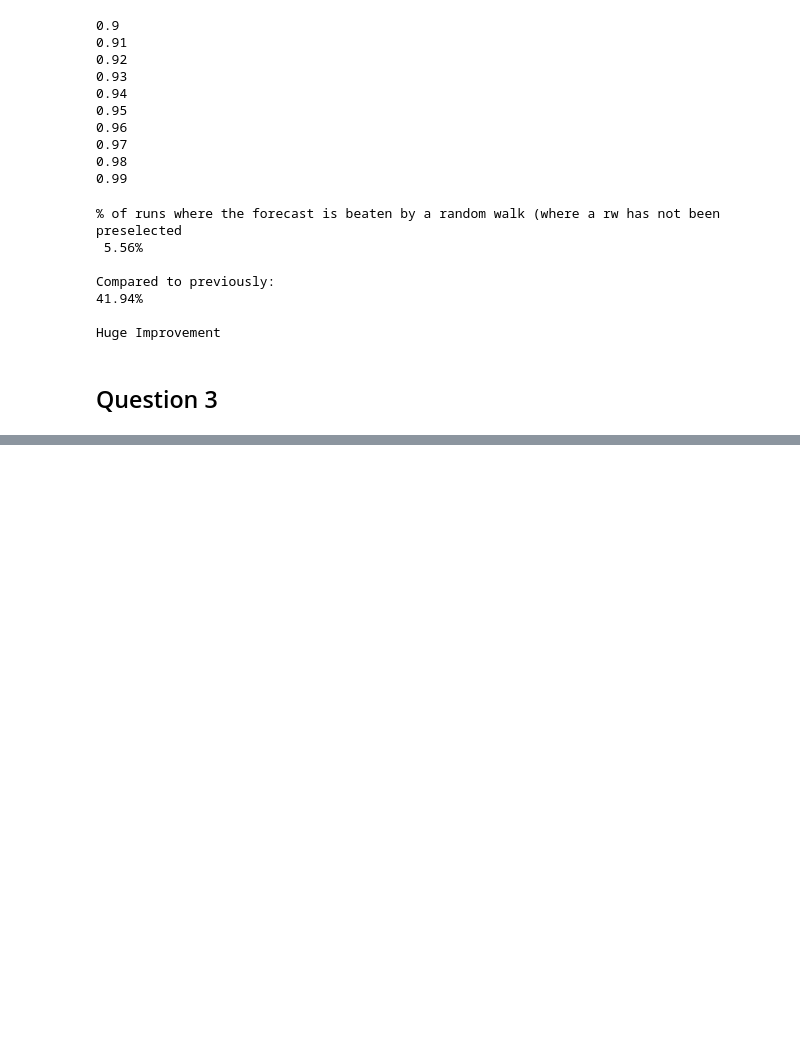
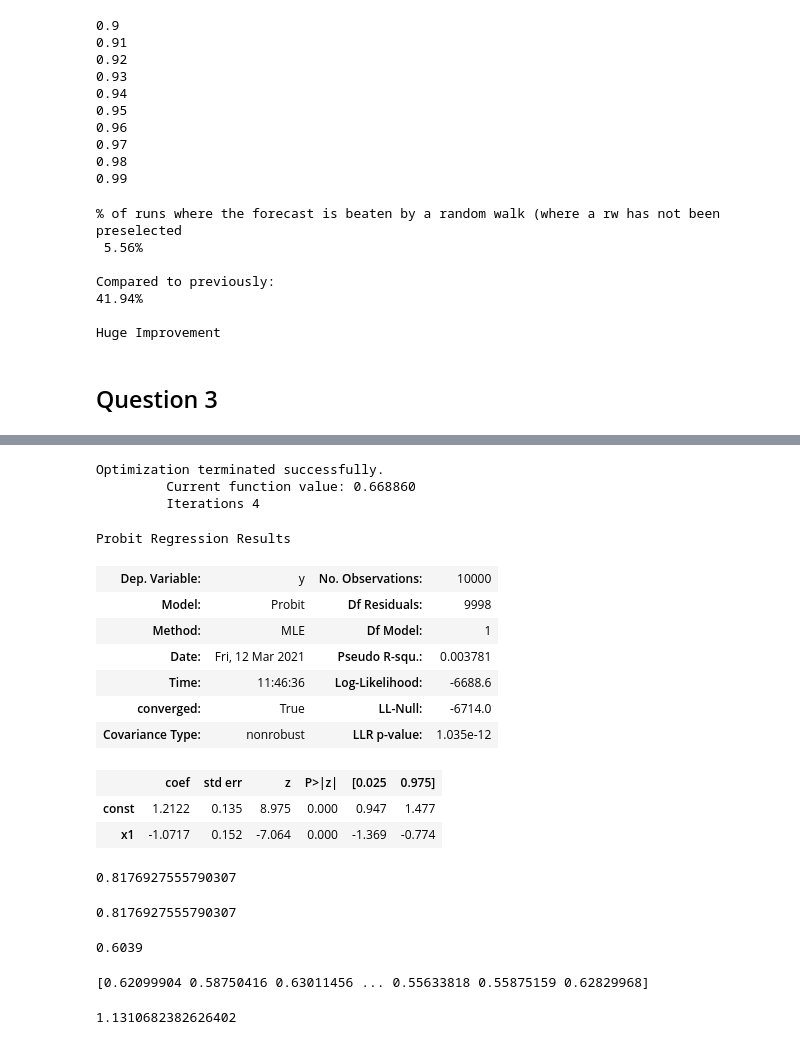
Before and after one commit to GeorgeHockey/metrics-formal-coursework, a Jupyter notebook: problem_2_v2.ipynb, the cells around one changed output, grey strips where cells are left out. Saved outputs shown, nothing was run; the diff lists cells and outputs as text; code cells hidden in the pictures; blank space fills up the shorter version.

```diff
--- a/problem_2_v2.ipynb
+++ b/problem_2_v2.ipynb
@@ -370,0 +605,42 @@ Question 3
+# %%
+# 3. PROBIT MODEL
+
+model = Probit(dm_100_3, sm.add_constant(theta_100_3))
+probit_model = model.fit()
+probit_model.summary()
+# %% [output]
+Optimization terminated successfully.
+         Current function value: 0.668860
+         Iterations 4
+Probit Regression Results
+| Dep. Variable: | y | No. Observations: | 10000 |
+| Model: | Probit | Df Residuals: | 9998 |
+| Method: | MLE | Df Model: | 1 |
+| Date: | Fri, 12 Mar 2021 | Pseudo R-squ.: | 0.003781 |
+| Time: | 11:46:36 | Log-Likelihood: | -6688.6 |
+| converged: | True | LL-Null: | -6714.0 |
+| Covariance Type: | nonrobust | LLR p-value: | 1.035e-12 |
+|  | coef | std err | z | P>|z| | [0.025 | 0.975] |
+| const | 1.2122 | 0.135 | 8.975 | 0.000 | 0.947 | 1.477 |
+| x1 | -1.0717 | 0.152 | -7.064 | 0.000 | -1.369 | -0.774 |
+# %%
+res.params[1]
+# %% [output]
+0.8176927555790307
+# %%
+new_param
+# %% [output]
+0.8176927555790307
+# %%
+np.mean(np.asarray(dm_100_3))
+# %% [output]
+0.6039
+# %%
+# function expressing the probability of a dm rejection in terms of the estimated
+print(norm.cdf(probit_model.params[0] + theta_100 * probit_model.params[1]))
+
+# Value of theta at which it is better to approximate the distribution with a random walk
+(norm.ppf(0.5) - probit_model.params[0]) / probit_model.params[1]
+# %% [output]
+[0.62099904 0.58750416 0.63011456 ... 0.55633818 0.55875159 0.62829968]
+1.1310682382626402
```
Also changed, not shown: parts of 8 cells of this notebook.
